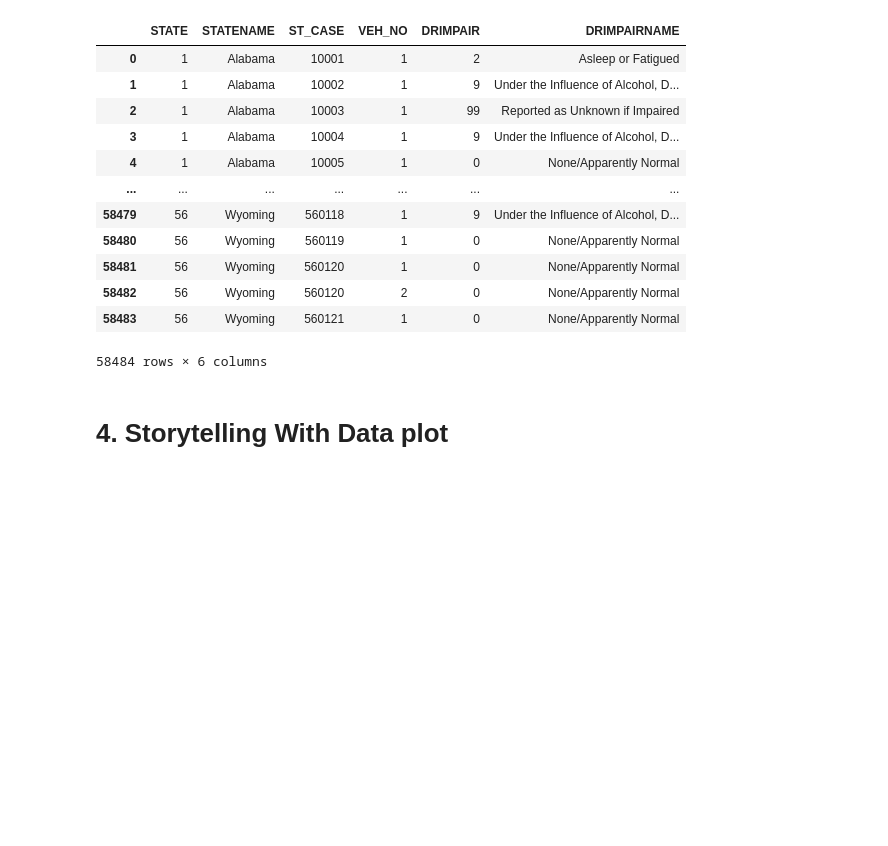
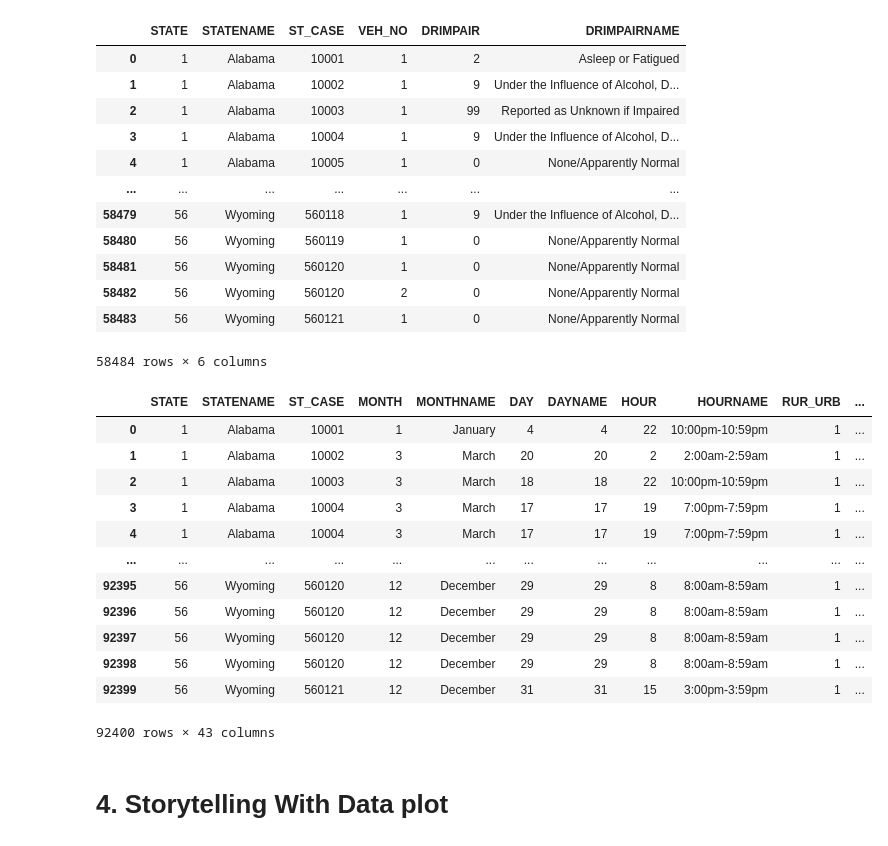
Before and after one commit to manningdbu/OMDS-ModB2-Week-11---Manning-Diana-, a Jupyter notebook: Week11 (1).ipynb, the cells around one changed output. Drawn from its saved outputs; the diff is of its cells as text; code cells hidden in the pictures; blank space fills up the shorter version.

```diff
--- a/Week11 (1).ipynb
+++ b/Week11 (1).ipynb
@@ -113,0 +116,17 @@ impair
+# %%
+person = pd.read_csv('person_23.csv')
+person
+# %% [output]
+|  | STATE | STATENAME | ST_CASE | MONTH | MONTHNAME | DAY | DAYNAME | HOUR | HOURNAME | RUR_URB | ... |
+| 0 | 1 | Alabama | 10001 | 1 | January | 4 | 4 | 22 | 10:00pm-10:59pm | 1 | ... |
+| 1 | 1 | Alabama | 10002 | 3 | March | 20 | 20 | 2 | 2:00am-2:59am | 1 | ... |
+| 2 | 1 | Alabama | 10003 | 3 | March | 18 | 18 | 22 | 10:00pm-10:59pm | 1 | ... |
+| 3 | 1 | Alabama | 10004 | 3 | March | 17 | 17 | 19 | 7:00pm-7:59pm | 1 | ... |
+| 4 | 1 | Alabama | 10004 | 3 | March | 17 | 17 | 19 | 7:00pm-7:59pm | 1 | ... |
+| ... | ... | ... | ... | ... | ... | ... | ... | ... | ... | ... | ... |
+| 92395 | 56 | Wyoming | 560120 | 12 | December | 29 | 29 | 8 | 8:00am-8:59am | 1 | ... |
+| 92396 | 56 | Wyoming | 560120 | 12 | December | 29 | 29 | 8 | 8:00am-8:59am | 1 | ... |
+| 92397 | 56 | Wyoming | 560120 | 12 | December | 29 | 29 | 8 | 8:00am-8:59am | 1 | ... |
+| 92398 | 56 | Wyoming | 560120 | 12 | December | 29 | 29 | 8 | 8:00am-8:59am | 1 | ... |
+| 92399 | 56 | Wyoming | 560121 | 12 | December | 31 | 31 | 15 | 3:00pm-3:59pm | 1 | ... |
+92400 rows × 43 columns
```
Also changed, not shown: parts of 2 cells of this notebook, 2 other files.
